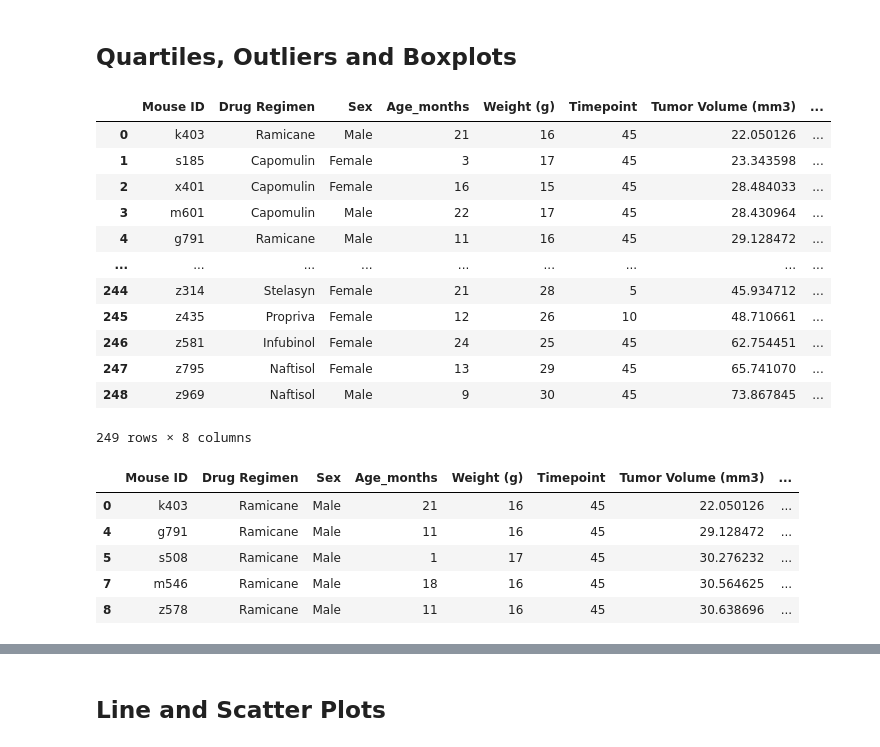
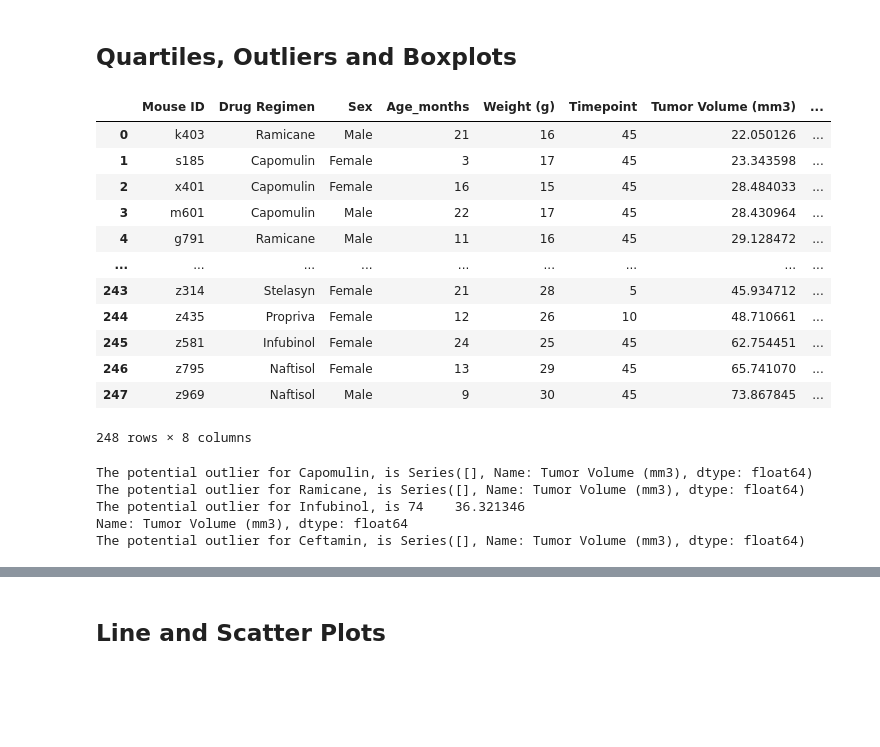
Before and after one commit to AJ-Paine/05-The-Power-of-Plots, a Jupyter notebook: Pymaceuticals/pymaceuticals_AJP.ipynb, the cells around one changed output, grey strips where cells are left out. Drawn from its saved outputs; the diff is of its cells as text; code cells hidden in the pictures; blank space fills up the shorter version.

Commit message:
Add updates to boxplot and outlier section

```diff
--- a/Pymaceuticals/pymaceuticals_AJP.ipynb
+++ b/Pymaceuticals/pymaceuticals_AJP.ipynb
@@ -17,7 +17,7 @@ mouse_metadata = pd.read_csv(mouse_metadata_path)
 study_results = pd.read_csv(study_results_path)
 
 # Combine the data into a single dataset
-combined_data_df = pd.merge(mouse_metadata, study_results, how='outer', on='Mouse ID')
+combined_data_df = pd.merge(mouse_metadata, study_results, how='left', on='Mouse ID')
 
 # Display the data table for preview
 combined_data_df.head()
@@ -73,8 +62,6 @@ mouseG989
 | 920 | g989 | Propriva | Female | 21 | 26 | 35 | 62.570880 | ... |
 # %%
 # Create a clean DataFrame by dropping the duplicate mouse by its ID.
-#clean_df = combined_data_df.drop(index='mouseG989'.index())
-clean_df = combined_data_df.drop_duplicates(["Mouse ID", "Timepoint"], keep=False)
-#how do I drop all of mouse g989 instead of just duplicates?
+clean_df = combined_data_df[~combined_data_df["Mouse ID"].isin(['g989'])].reset_index(drop=True)
 # %%
 # Checking the number of mice in the clean DataFrame.
@@ -192,62 +185,57 @@ Text(0.5, 1.0, 'Male vs Female Distribution')
 # %%
 # Calculate the final tumor volume of each mouse across four of the treatment regimens:
 # Capomulin, Ramicane, Infubinol, and Ceftamin
 # Start by getting the last (greatest) timepoint for each mouse
 mouse_group = clean_df.groupby('Mouse ID')
 mouse_by_max_df = mouse_group.max()
 greatest_timepoint = pd.DataFrame(mouse_by_max_df['Timepoint'])
-greatest_timepoint.head()
 #Merge this group df with the original dataframe to get the tumor volume at the last timepoint
 last_timepoint_df = pd.merge(clean_df, greatest_timepoint, how='right', on=["Mouse ID", "Timepoint"])
 last_timepoint_df
 # %% [output]
 |  | Mouse ID | Drug Regimen | Sex | Age_months | Weight (g) | Timepoint | Tumor Volume (mm3) | ... |
 | 0 | k403 | Ramicane | Male | 21 | 16 | 45 | 22.050126 | ... |
 | 1 | s185 | Capomulin | Female | 3 | 17 | 45 | 23.343598 | ... |
 | 2 | x401 | Capomulin | Female | 16 | 15 | 45 | 28.484033 | ... |
 | 3 | m601 | Capomulin | Male | 22 | 17 | 45 | 28.430964 | ... |
 | 4 | g791 | Ramicane | Male | 11 | 16 | 45 | 29.128472 | ... |
 | ... | ... | ... | ... | ... | ... | ... | ... | ... |
-| 244 | z314 | Stelasyn | Female | 21 | 28 | 5 | 45.934712 | ... |
-| 245 | z435 | Propriva | Female | 12 | 26 | 10 | 48.710661 | ... |
-| 246 | z581 | Infubinol | Female | 24 | 25 | 45 | 62.754451 | ... |
-| 247 | z795 | Naftisol | Female | 13 | 29 | 45 | 65.741070 | ... |
-| 248 | z969 | Naftisol | Male | 9 | 30 | 45 | 73.867845 | ... |
+| 243 | z314 | Stelasyn | Female | 21 | 28 | 5 | 45.934712 | ... |
+| 244 | z435 | Propriva | Female | 12 | 26 | 10 | 48.710661 | ... |
+| 245 | z581 | Infubinol | Female | 24 | 25 | 45 | 62.754451 | ... |
+| 246 | z795 | Naftisol | Female | 13 | 29 | 45 | 65.741070 | ... |
+| 247 | z969 | Naftisol | Male | 9 | 30 | 45 | 73.867845 | ... |
-249 rows × 8 columns
+248 rows × 8 columns
 # %%
 # Put treatments into a list for for loop (and later for plot labels)
 treatments = ["Capomulin", "Ramicane", "Infubinol", "Ceftamin"]
 
-
-
 # Create empty list to fill with tumor vol data (for plotting)
-tumor_vol = []
+tumor_vol_list = []
 
 # Calculate the IQR and quantitatively determine if there are any potential outliers.
-quartiles = last_timepoint_df["Tumor Volume (mm3)"].quantile([0.25, 0.5, 0.75])
-lowerq = quartiles[0.25]
-upperq = quartiles[0.75]
-iqr = upperq-lowerq
-lower_bound = lowerq - (1.5*iqr)
-upper_bound = upperq + (1.5*iqr)
-
+for drug in treatments:
 
     # Locate the rows which contain mice on each drug and get the tumor volumes
-capomulin_df = last_timepoint_df.loc[(last_timepoint_df["Drug Regimen"] == "Capomulin")]
-ramicane_df = last_timepoint_df.loc[(last_timepoint_df["Drug Regimen"] == "Ramicane")]
-infubinol_df = last_timepoint_df.loc[(last_timepoint_df["Drug Regimen"] == "Infubinol")]
-ceftamin_df = last_timepoint_df.loc[(last_timepoint_df["Drug Regimen"] == "Ceftamin")]
-ramicane_df.head()
+    tumor_vol = last_timepoint_df.loc[last_timepoint_df['Drug Regimen']== drug, "Tumor Volume (mm3)" ]
 
 
     # add subset
 
+    tumor_vol_list.append(tumor_vol)
+    # Determine outliers using upper and lower bounds
 
-    # Determine outliers using upper and lower bounds
+    quartiles = tumor_vol.quantile([0.25, 0.5, 0.75])
+    lowerq = quartiles[0.25]
+    upperq = quartiles[0.75]
+    iqr = upperq-lowerq
+    lower_bound = lowerq - (1.5*iqr)
+    upper_bound = upperq + (1.5*iqr)
+    tumor_outliers = tumor_vol.loc[(tumor_vol < lower_bound) | (tumor_vol > upper_bound)]
+    print(f"The potential outlier for {drug}, is {tumor_outliers}")
 # %% [output]
-|  | Mouse ID | Drug Regimen | Sex | Age_months | Weight (g) | Timepoint | Tumor Volume (mm3) | ... |
-| 0 | k403 | Ramicane | Male | 21 | 16 | 45 | 22.050126 | ... |
-| 4 | g791 | Ramicane | Male | 11 | 16 | 45 | 29.128472 | ... |
-| 5 | s508 | Ramicane | Male | 1 | 17 | 45 | 30.276232 | ... |
-| 7 | m546 | Ramicane | Male | 18 | 16 | 45 | 30.564625 | ... |
-| 8 | z578 | Ramicane | Male | 11 | 16 | 45 | 30.638696 | ... |
+The potential outlier for Capomulin, is Series([], Name: Tumor Volume (mm3), dtype: float64)
+The potential outlier for Ramicane, is Series([], Name: Tumor Volume (mm3), dtype: float64)
+The potential outlier for Infubinol, is 74    36.321346
+Name: Tumor Volume (mm3), dtype: float64
+The potential outlier for Ceftamin, is Series([], Name: Tumor Volume (mm3), dtype: float64)
```
Also changed, not shown: parts of 14 cells of this notebook.
